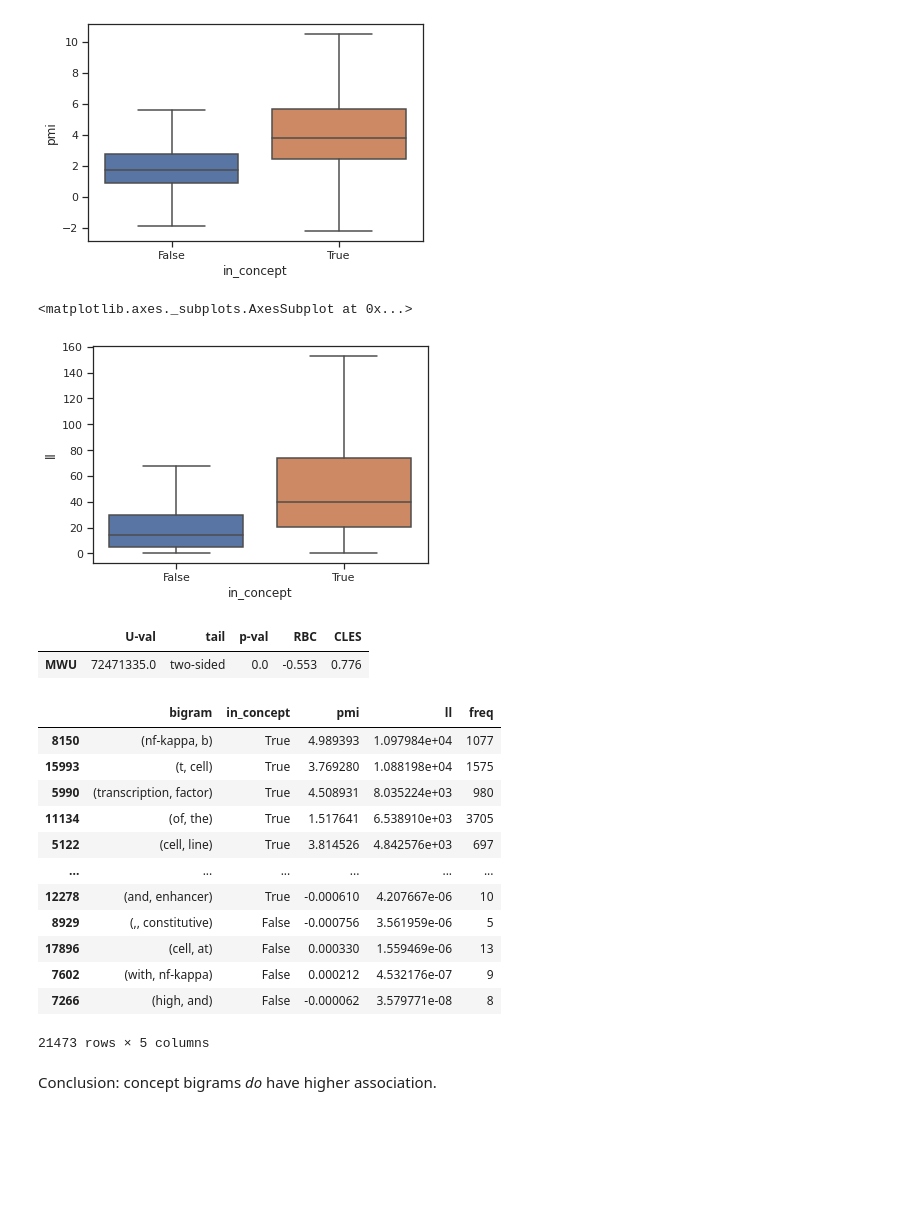
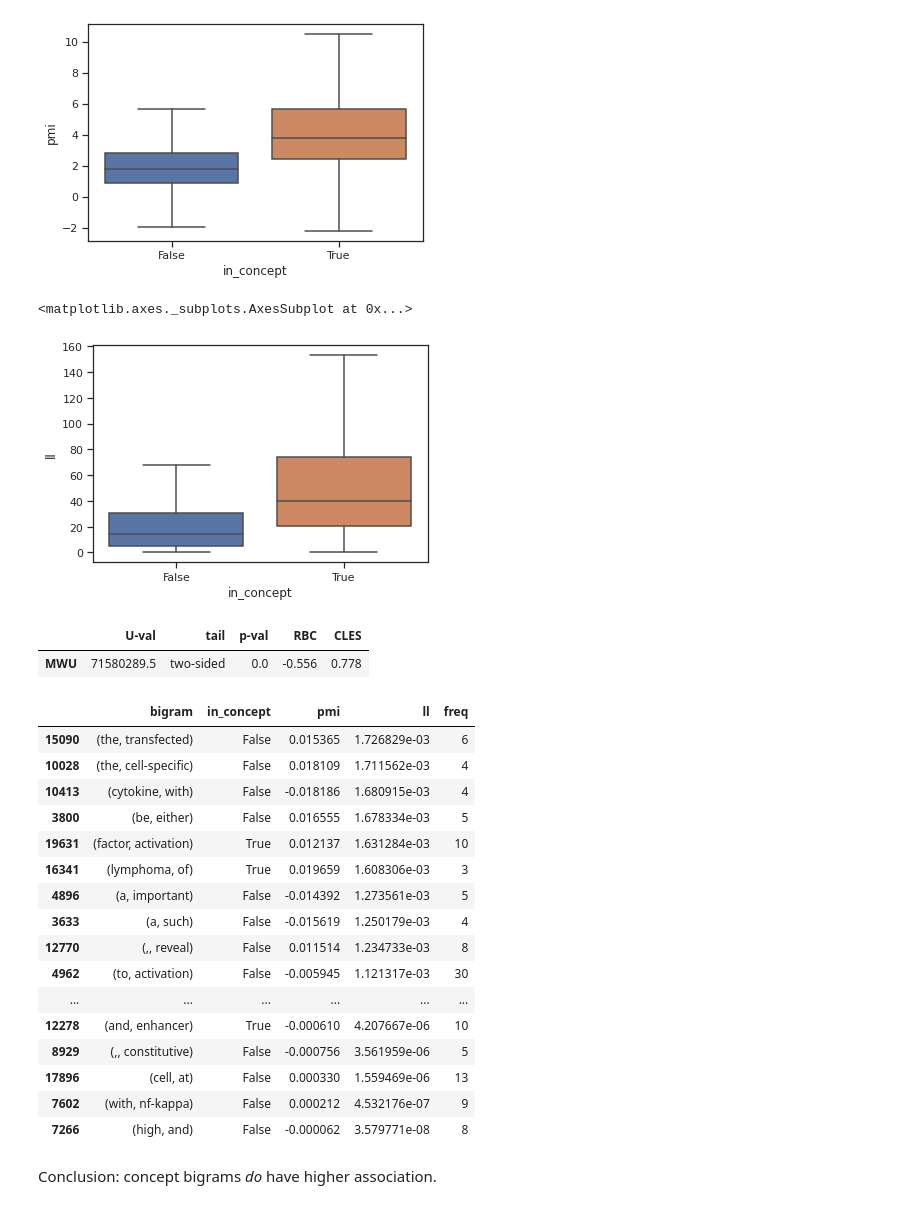
Before and after one commit to KasperFyhn/discontinuous-concepts, a Jupyter notebook: analysisscripts/unithood.ipynb, the cells around one changed output. Drawn from its saved outputs; the diff is of its cells as text; code cells hidden in the pictures; blank space fills up the shorter version.

```diff
--- a/analysisscripts/unithood.ipynb
+++ b/analysisscripts/unithood.ipynb
@@ -33,5 +33,5 @@ Loading GENIA corpus ... NOTE: 13 files cannot get Constituent annotations!
 # get all continuous concepts
 
 from stats import conceptstats
-cont_concepts = conceptstats.gold_standard_concepts(corpus, discontinuous=False)
+cont_concepts = conceptstats.gold_standard_concepts(corpus, discontinuous=False, pos_filter='.+n')
 # %% [output]
@@ -97,7 +101,7 @@ sns.boxplot(x='in_concept', y='pmi', data=data, showfliers=False)
 sns.boxplot(x='in_concept', y='ll', data=data, showfliers=False)
 # %% [output]
 <matplotlib.axes._subplots.AxesSubplot at 0x...>
-[figure, old version]
+[figure, new version]
 # %%
 # we can perform t-tests etc.
 # %%
@@ -108,23 +112,27 @@ pingouin.mwu(data[data['in_concept'] == True]['pmi'],
              data[data['in_concept'] == False]['pmi'])
 # %% [output]
 |  | U-val | tail | p-val | RBC | CLES |
-| MWU | 72471335.0 | two-sided | 0.0 | -0.553 | 0.776 |
+| MWU | 71580289.5 | two-sided | 0.0 | -0.556 | 0.778 |
 # %%
-data.sort_values('ll', ascending=False)
+data.sort_values('ll', ascending=False).tail(50)
 # %% [output]
 |  | bigram | in_concept | pmi | ll | freq |
-| 8150 | (nf-kappa, b) | True | 4.989393 | 1.097984e+04 | 1077 |
-| 15993 | (t, cell) | True | 3.769280 | 1.088198e+04 | 1575 |
-| 5990 | (transcription, factor) | True | 4.508931 | 8.035224e+03 | 980 |
-| 11134 | (of, the) | True | 1.517641 | 6.538910e+03 | 3705 |
-| 5122 | (cell, line) | True | 3.814526 | 4.842576e+03 | 697 |
+| 15090 | (the, transfected) | False | 0.015365 | 1.726829e-03 | 6 |
+| 10028 | (the, cell-specific) | False | 0.018109 | 1.711562e-03 | 4 |
+| 10413 | (cytokine, with) | False | -0.018186 | 1.680915e-03 | 4 |
+| 3800 | (be, either) | False | 0.016555 | 1.678334e-03 | 5 |
+| 19631 | (factor, activation) | True | 0.012137 | 1.631284e-03 | 10 |
+| 16341 | (lymphoma, of) | True | 0.019659 | 1.608306e-03 | 3 |
+| 4896 | (a, important) | False | -0.014392 | 1.273561e-03 | 5 |
+| 3633 | (a, such) | False | -0.015619 | 1.250179e-03 | 4 |
+| 12770 | (,, reveal) | False | 0.011514 | 1.234733e-03 | 8 |
+| 4962 | (to, activation) | False | -0.005945 | 1.121317e-03 | 30 |
 | ... | ... | ... | ... | ... | ... |
 | 12278 | (and, enhancer) | True | -0.000610 | 4.207667e-06 | 10 |
 | 8929 | (,, constitutive) | False | -0.000756 | 3.561959e-06 | 5 |
 | 17896 | (cell, at) | False | 0.000330 | 1.559469e-06 | 13 |
 | 7602 | (with, nf-kappa) | False | 0.000212 | 4.532176e-07 | 9 |
 | 7266 | (high, and) | False | -0.000062 | 3.579771e-08 | 8 |
-21473 rows × 5 columns
 # %% [markdown]
 Conclusion: concept bigrams _do_ have higher association.
 # %% [markdown]
```
Also changed, not shown: parts of 21 cells of this notebook, 6 other files.
